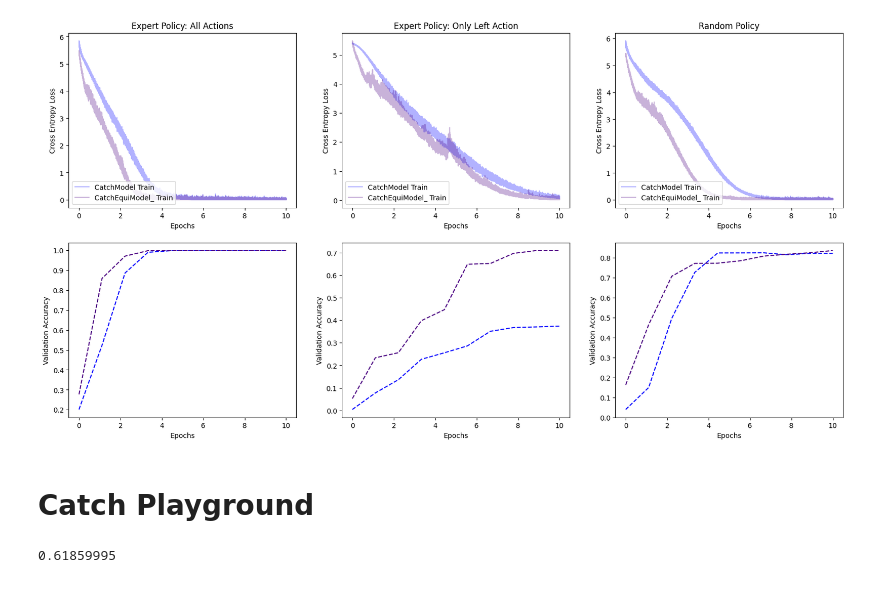
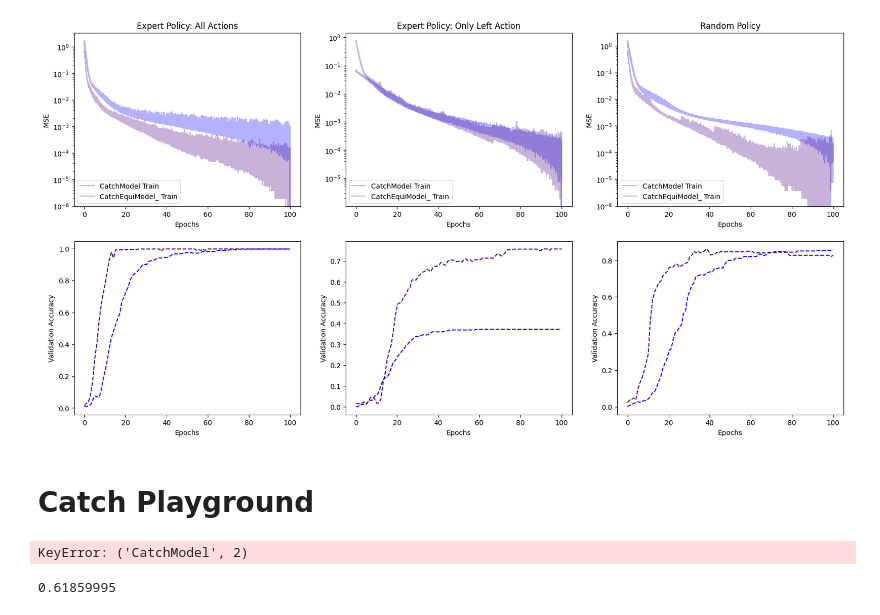
Before and after one commit to seancraven/mono_ms, a Jupyter notebook: model_based/transition_model_catch_plots.ipynb, the cells around one changed output. Drawn from its saved outputs; the diff is of its cells as text; code cells hidden in the pictures.

```diff
--- a/model_based/transition_model_catch_plots.ipynb
+++ b/model_based/transition_model_catch_plots.ipynb
@@ -49,17 +49,18 @@ filtered_data = train_data.filter_by_action(0)
 # jax.tree_map(lambda x: print(x.shape), train_data)
 # jax.tree_map(lambda x: print(x.shape), val_data)
 # %%
-def train_model(hyp, train_data, val_data):
-    train = make_train(hyp, train_data, val_data, loss_function_ho=make_catch_bce_loss_fn, val_loss_function_ho=make_catch_accuracy_loss_fn)
-    result = train(jax.random.PRNGKey(42))
-    losses = result[1][0]
-    return losses.train_loss.reshape(-1), losses.val_loss.reshape(-1), result[0]
+def make_train_model(hyp, train_data, val_data):
+    train = make_train(hyp, train_data, val_data, loss_function_ho=make_catch_mse_loss_fn, val_loss_function_ho=make_catch_accuracy_loss_fn)
+    def inner():
+        losses =  train(jax.random.PRNGKey(42))[1][0]
+        return losses.train_loss.reshape(-1), losses.val_loss.reshape(-1),
+    return inner
 def get_x(loss, epoch):
     return np.linspace(0, epoch, len(loss))
 # %%
-EPCH=10
-hyp = HyperParams(model=CatchModel, train_frac=1, epochs=EPCH, learning_rate=1e-5)
-hyp_equi = HyperParams(model=CatchEquiModel_, train_frac=1, epochs=EPCH, learning_rate=1e-5)
+EPCH=100
+hyp = HyperParams(model=CatchModel, train_frac=1, epochs=EPCH, learning_rate=1e-6)
+hyp_equi = HyperParams(model=CatchEquiModel_, train_frac=1, epochs=EPCH, learning_rate=1e-6)
 hyps = [ hyp, hyp_equi]
 datas = [train_data, filtered_data, random_data]
 # %%
@@ -70,8 +71,9 @@ models = {}
 for hyp, c in zip(hyps, cs):
     sub_sol = []
     for i, data in enumerate(datas):
-        train_loss, val_loss, runner_state= train_model(hyp, data, val_data)
+        train_fn= make_train_model(hyp, data, val_data)
+        train_loss, val_loss  = train_fn()
+        del train_fn
         sub_sol.append((train_loss, val_loss))
-        models[(hyp.model.__name__, i)] =runner_state
 
     sol.append(sub_sol)
@@ -78,26 +87,26 @@ for hyp, c in zip(hyps, cs):
 # %%
 titles = ["Expert Policy: All Actions", "Expert Policy: Only Left Action", "Random Policy"]
 fig, ax = plt.subplots(2, 3, figsize=(20, 10))
 assert len(sol) == len(hyps) == len(cs)
 for sub_sol, hyp, c in zip(sol, hyps, cs):
 
     for i, ((train_loss, val_loss), tit) in enumerate(zip(sub_sol, titles)):
         # train_loss= moving_average(train_loss, 10)
-        ax[0, i].plot(get_x(train_loss, hyp.epochs),train_loss, label=f"{hyp.model.__name__} Train", color=c, alpha = 0.3)
+        ax[0, i].semilogy(get_x(train_loss, hyp.epochs),train_loss - jnp.min(train_loss), label=f"{hyp.model.__name__} Train", color=c, alpha = 0.3)
         if tit == "Random Policy":
             ax[1, i].plot(get_x(val_loss, hyp.epochs), val_loss, label=f"{hyp.model.__name__} Expert Policy Validation", color=c, linestyle="--")
         else:
             ax[1, i].plot(get_x(val_loss, hyp.epochs), val_loss, label=f"{hyp.model.__name__} Val", color=c, linestyle="--")
         ax[0, i].legend(loc="lower left")
         ax[0, i].set_xlabel("Epochs")
         ax[1, i].set_xlabel("Epochs")
-        ax[0, i].set_ylabel("Cross Entropy Loss")
+        ax[0, i].set_ylabel("MSE")
         ax[1, i].set_ylabel("Validation Accuracy")
         ax[0, i].set_title(tit)
         # ax[0, i].set_xlim(0, EPCH)
         # ax[1, i].set_ylim(0, 1)
 # %% [output]
-[figure, old version]
+[figure, new version]
 # %%
 rng = jax.random.PRNGKey(42)
 key = jax.random.split(rng, 500)
@@ -112,6 +121,8 @@ from base_rl.wrappers import FlattenObservationWrapper
 env = FlattenObservationWrapper(Catch())
 env_params = env.default_params
 ts = models[("CatchModel", 2)][1]
+# %% [output]
+KeyError: ('CatchModel', 2)
 # %%
 def _accuracy(ball_dist, paddle_dist, next_state):
     ball_pred = jnp.zeros_like(ball_dist.probs).at[ball_dist.mode()].set(1.0)
```
Also changed, not shown: parts of 2 cells of this notebook, 6 other files.
